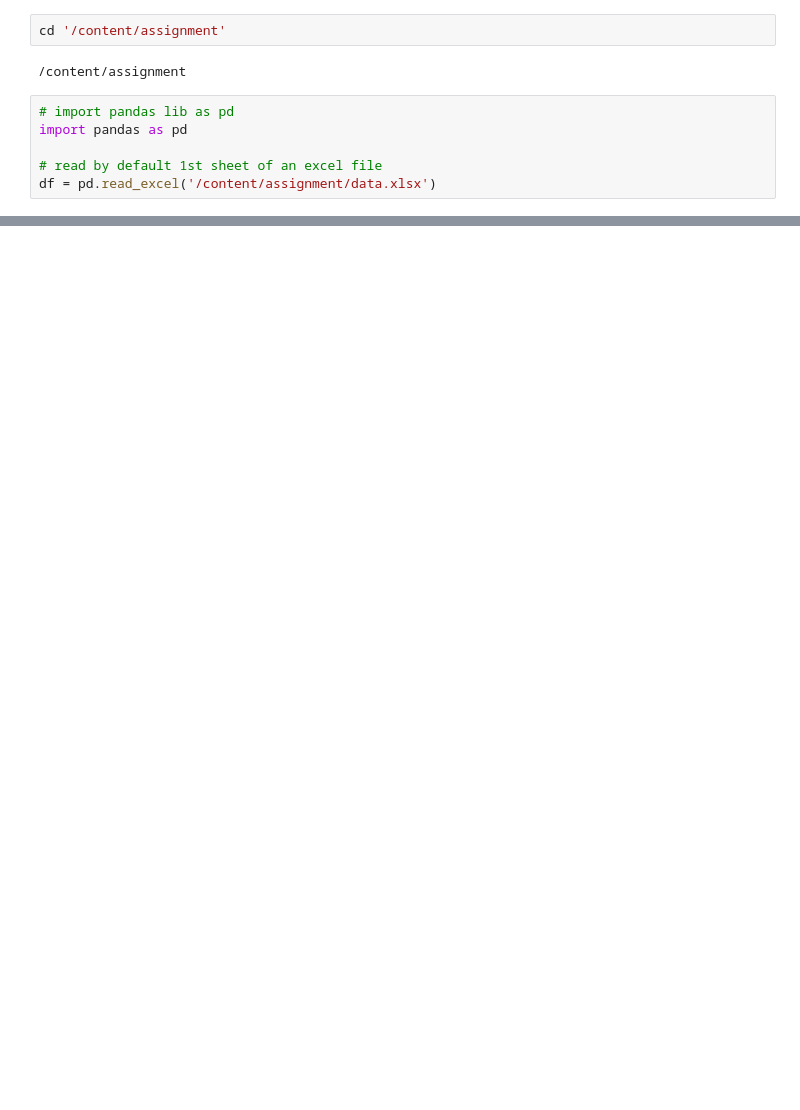
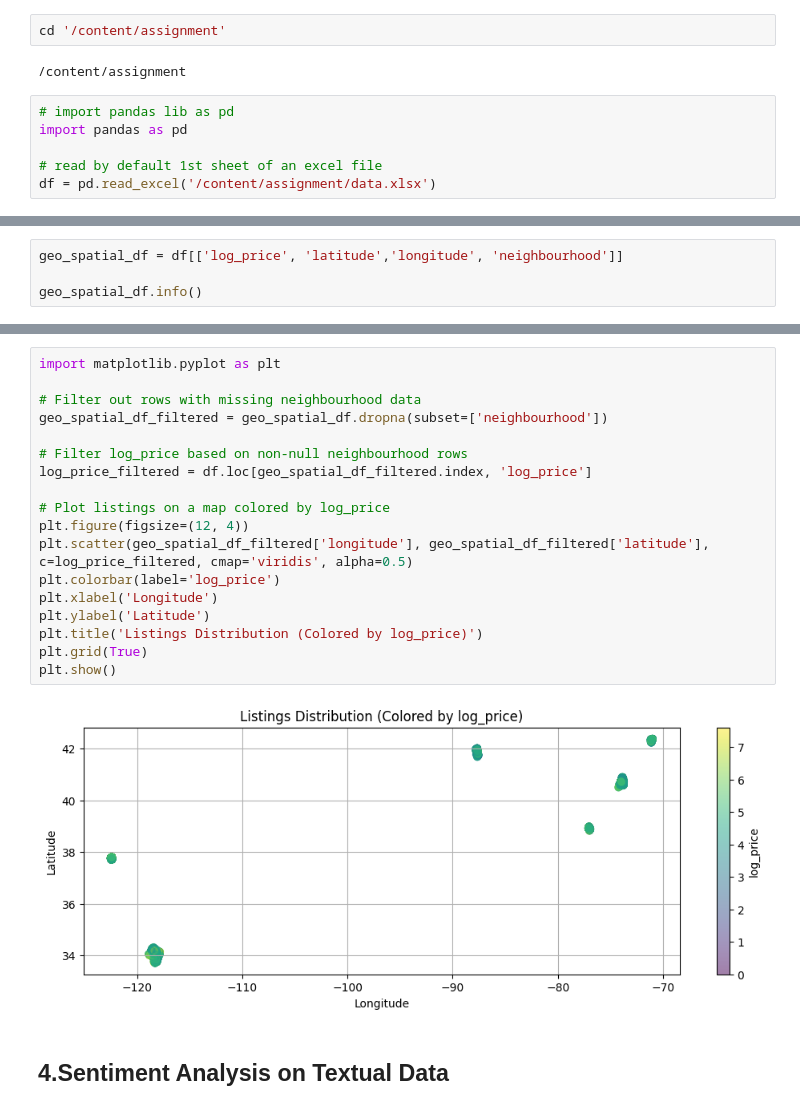
Before and after one commit to KOMPALALOKESH/assignment, a Jupyter notebook: Untitled1.ipynb, the cells around one changed output, grey strips where cells are left out. Cells and saved outputs as stored; diff of their text form; blank space fills up the shorter version.

```diff
--- a/Untitled1.ipynb
+++ b/Untitled1.ipynb
@@ -30,0 +195,4 @@ df.head()
+# %%
+geo_spatial_df = df[['log_price', 'latitude','longitude', 'neighbourhood']]
+
+geo_spatial_df.info()
@@ -30,0 +211,22 @@ df.head()
+# %%
+import matplotlib.pyplot as plt
+
+# Filter out rows with missing neighbourhood data
+geo_spatial_df_filtered = geo_spatial_df.dropna(subset=['neighbourhood'])
+
+# Filter log_price based on non-null neighbourhood rows
+log_price_filtered = df.loc[geo_spatial_df_filtered.index, 'log_price']
+
+# Plot listings on a map colored by log_price
+plt.figure(figsize=(12, 4))
+plt.scatter(geo_spatial_df_filtered['longitude'], geo_spatial_df_filtered['latitude'], c=log_price_filtered, cmap='viridis', alpha=0.5)
+plt.colorbar(label='log_price')
+plt.xlabel('Longitude')
+plt.ylabel('Latitude')
+plt.title('Listings Distribution (Colored by log_price)')
+plt.grid(True)
+plt.show()
+# %% [output]
+[figure, added]
+# %% [markdown]
+## 4.Sentiment Analysis on Textual Data
```
Also changed, not shown: parts of 94 cells of this notebook.
